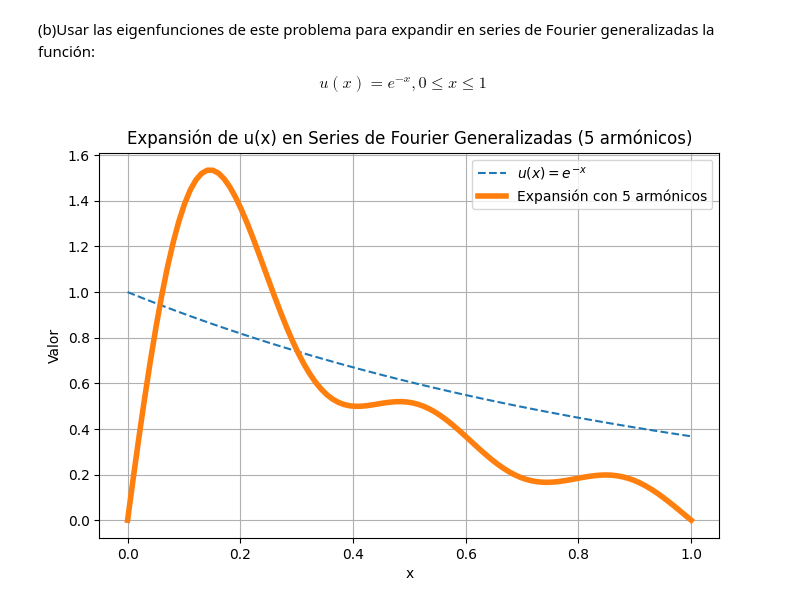
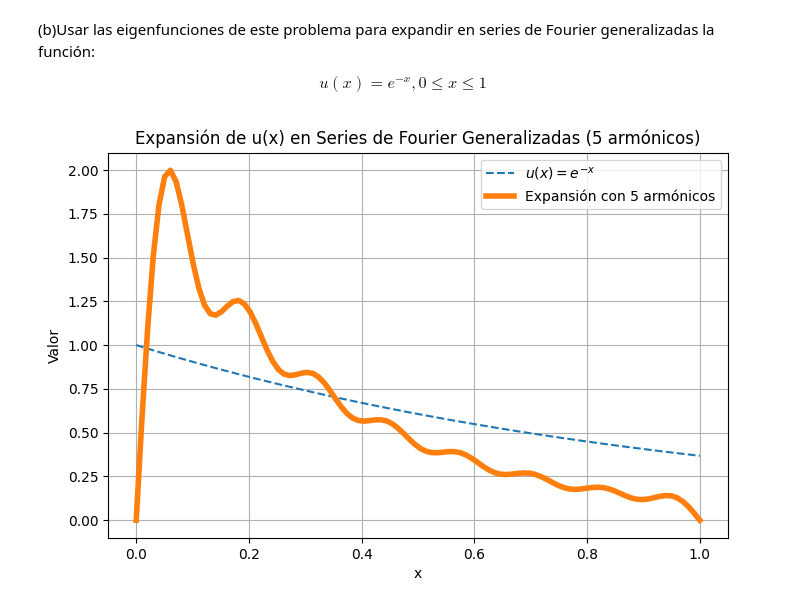
Before and after one commit to mi622/EDP, a Jupyter notebook: Graficas_Sympy.ipynb, the cells around one changed output. Drawn from its saved outputs; the diff is of its cells as text; code cells hidden in the pictures.

```diff
--- a/Graficas_Sympy.ipynb
+++ b/Graficas_Sympy.ipynb
@@ -73,33 +73,33 @@ u = sp.exp(-x)
 n = sp.symbols('n', integer=True, positive=True)
 f_n = sp.exp(-x) * sp.sin(n * sp.pi * x)
 
 # Calcular coeficientes de Fourier generalizados
 a_n = 2 * sp.integrate(u * f_n, (x, 0, 1))  # Usamos el peso w(x) = 1
 
 # Convertir a función numérica
 x_vals = np.linspace(0, 1, 100)
 u_vals = np.exp(-x_vals)
 
 # Aproximar con solo 5 armónicos
-N = 5  # Número de términos en la expansión
+N = 15  # Número de términos en la expansión
 serie_vals = np.zeros_like(x_vals, dtype=float)
 
 for n_val in range(1, N+1):
     f_n_num = np.exp(-x_vals) * np.sin(n_val * np.pi * x_vals)  # Eigenfunción numérica
     a_n_num = 4 * sp.integrate(u * f_n.subs(n, n_val), (x, 0, 1)).evalf()  # Coeficiente numérico
 
-    # Convert a_n_num to a float before adding it to serie_vals
+
     serie_vals += float(a_n_num) * f_n_num
 
 # Graficar
 plt.figure(figsize=(8, 5))
 plt.plot(x_vals, u_vals, label=r'$u(x) = e^{-x}$', linestyle='dashed')
 plt.plot(x_vals, serie_vals, label='Expansión con 5 armónicos', linewidth=4)
 plt.xlabel('x')
 plt.ylabel('Valor')
 plt.legend()
 plt.title('Expansión de u(x) en Series de Fourier Generalizadas (5 armónicos)')
 plt.grid(True)
 plt.show()
 # %% [output]
-[figure, old version]
+[figure, new version]
```
